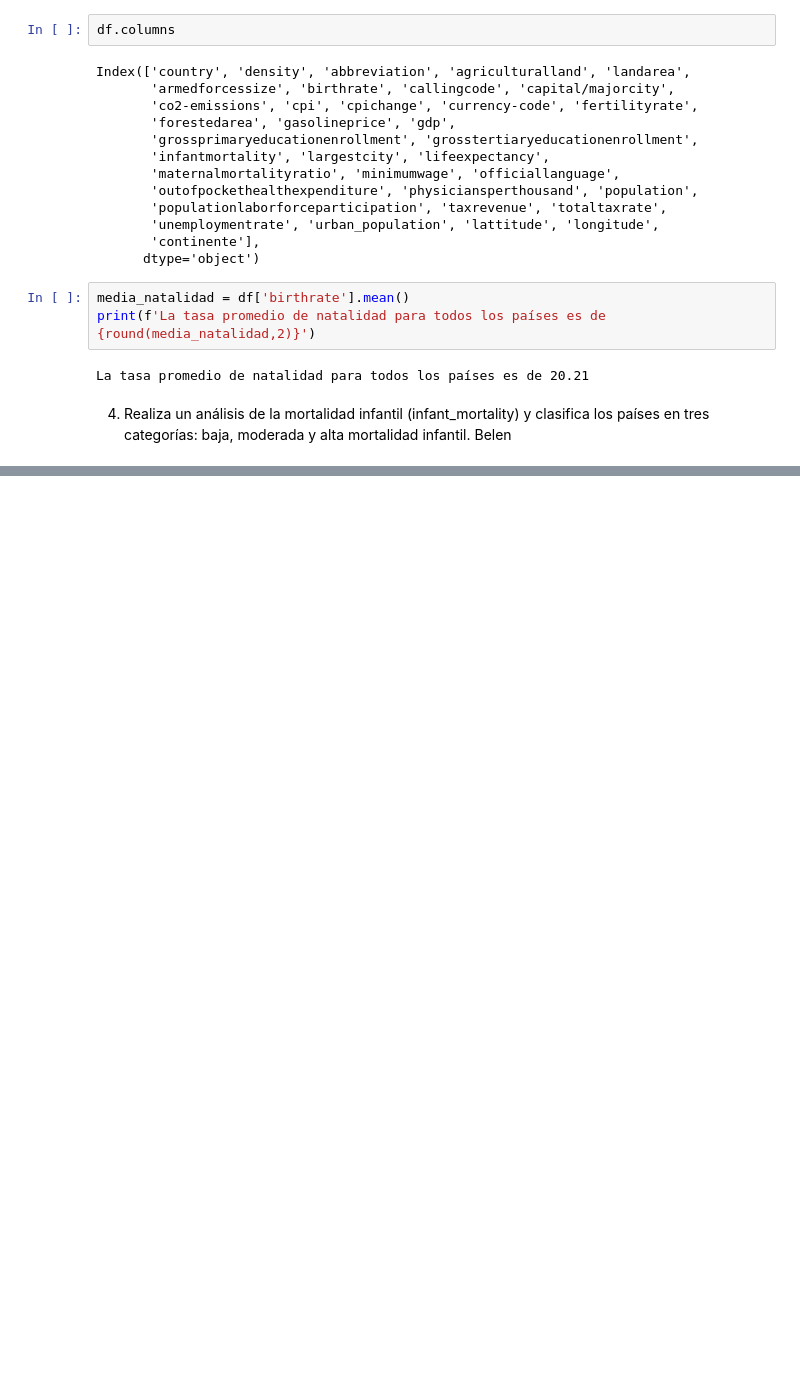
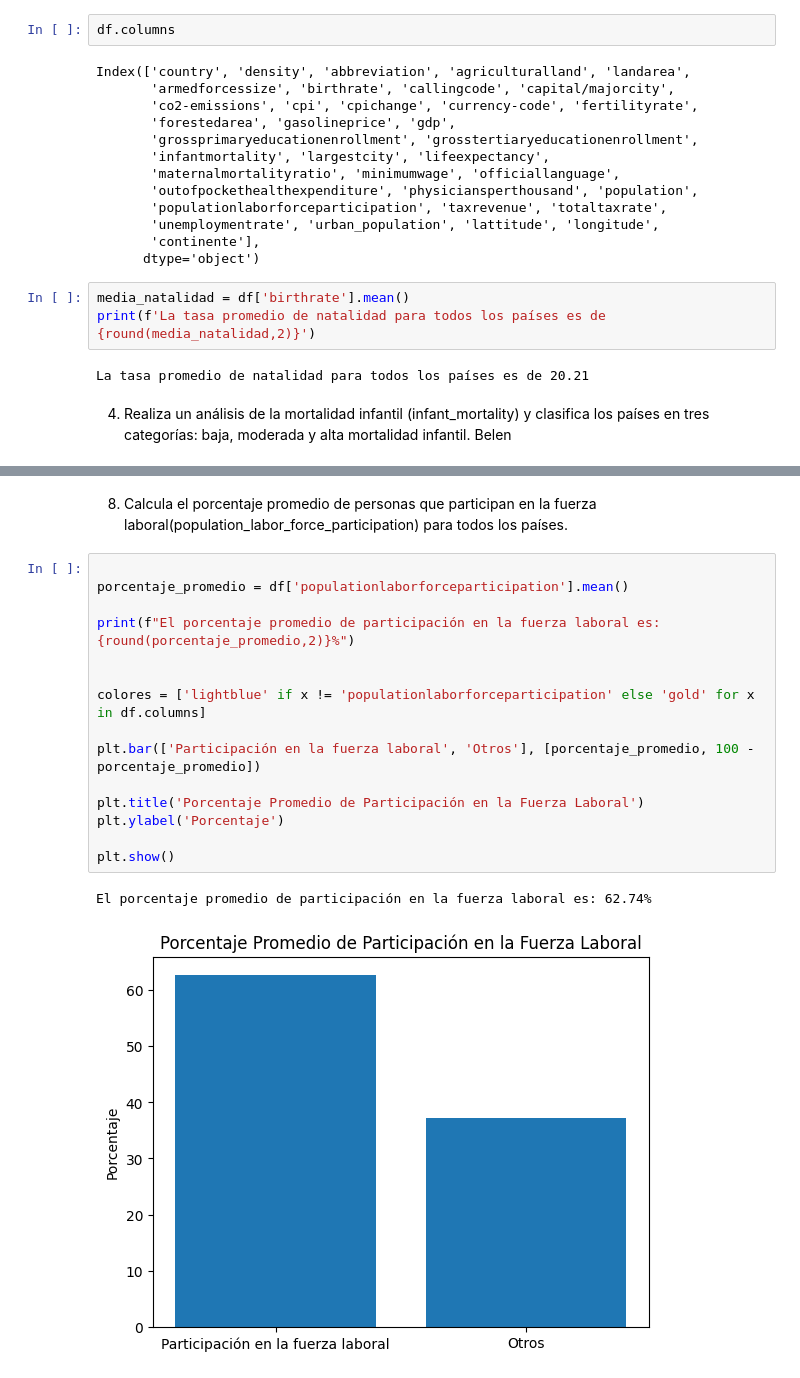
Before and after one commit to Adalab/da-promo-F-modulo3-sprint2-pairprogramming-Ana-Belen, a Jupyter notebook: Pair_estadistica_descriptiva.ipynb, the cells around one changed output, grey strips where cells are left out. Drawn from its saved outputs; the diff is of its cells as text; blank space fills up the shorter version.

```diff
--- a/Pair_estadistica_descriptiva.ipynb
+++ b/Pair_estadistica_descriptiva.ipynb
@@ -148,0 +196,20 @@ sns.histplot(x = "infantmortality",
+# %% [markdown]
+8. Calcula el porcentaje promedio de personas que participan en la fuerza laboral(population_labor_force_participation) para todos los países.
+# %%
+
+porcentaje_promedio = df['populationlaborforceparticipation'].mean()
+
+print(f"El porcentaje promedio de participación en la fuerza laboral es: {round(porcentaje_promedio,2)}%")
+
+
+colores = ['lightblue' if x != 'populationlaborforceparticipation' else 'gold' for x in df.columns]
+
+plt.bar(['Participación en la fuerza laboral', 'Otros'], [porcentaje_promedio, 100 - porcentaje_promedio])
+
+plt.title('Porcentaje Promedio de Participación en la Fuerza Laboral')
+plt.ylabel('Porcentaje')
+
+plt.show()
+# %% [output]
+El porcentaje promedio de participación en la fuerza laboral es: 62.74%
+[figure, added]
```
Also changed, not shown: parts of 6 cells of this notebook.
